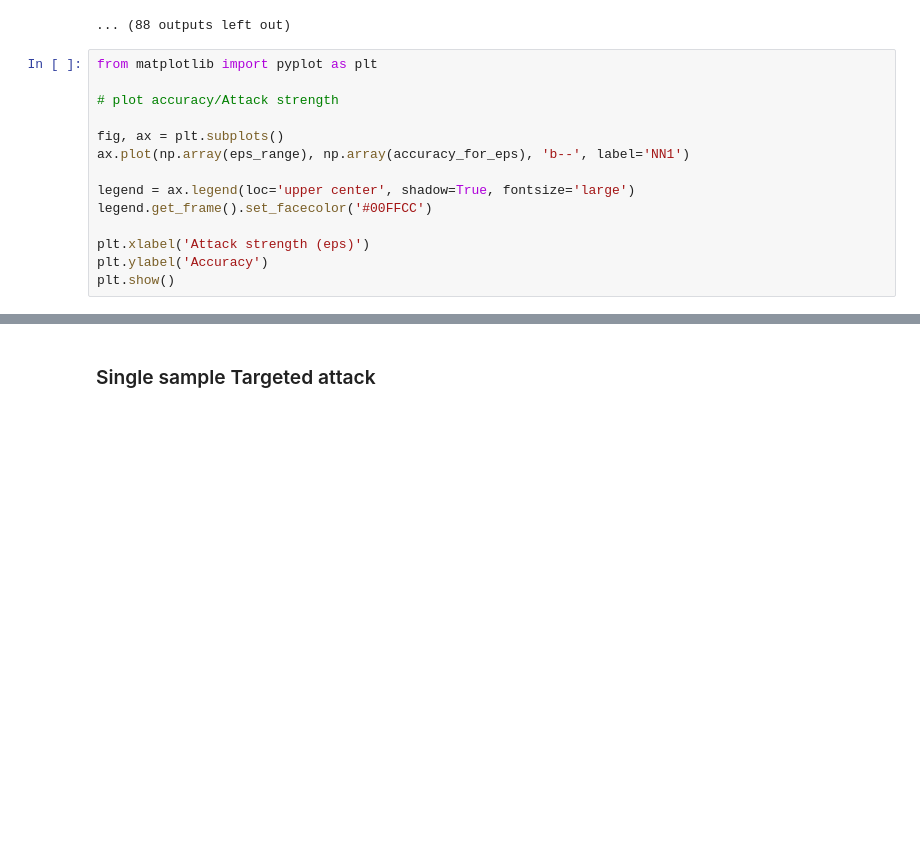
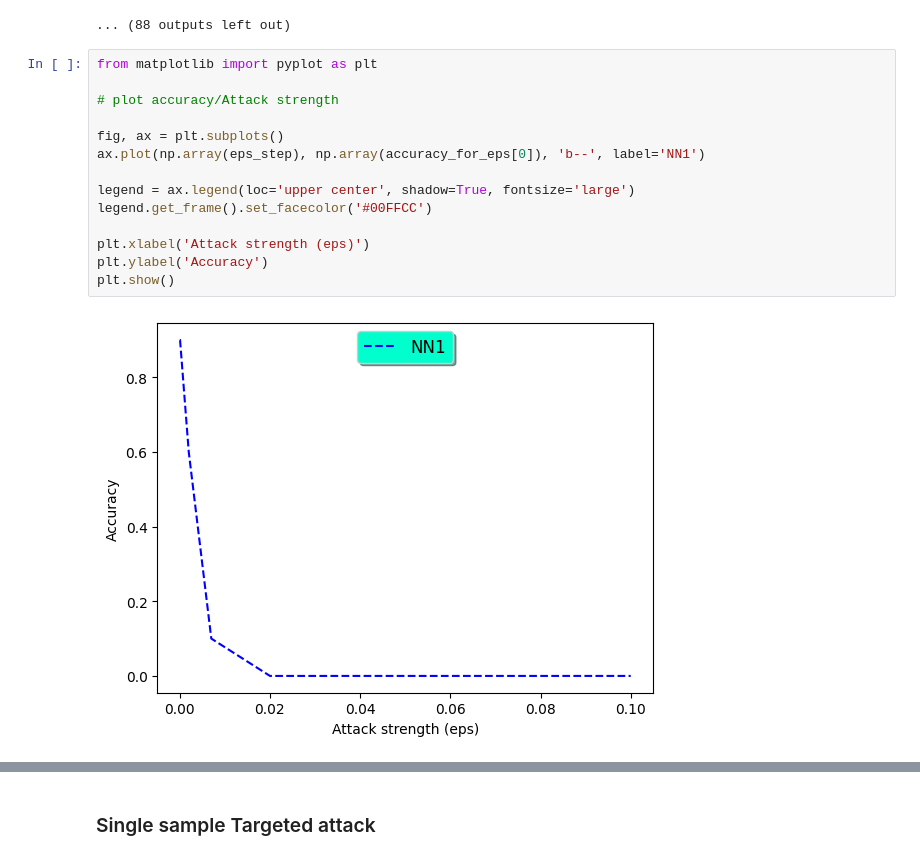
Before and after one commit to dany9999/Face_Recognition_Security, a Jupyter notebook: pgd.ipynb, the cells around one changed output, grey strips where cells are left out. Drawn from its saved outputs; the diff is of its cells as text; blank space fills up the shorter version.

```diff
--- a/pgd.ipynb
+++ b/pgd.ipynb
@@ -426,14 +426,16 @@ Accuracy attuale: 100.0%
 # %%
 from matplotlib import pyplot as plt
 
 # plot accuracy/Attack strength
 
 fig, ax = plt.subplots()
-ax.plot(np.array(eps_range), np.array(accuracy_for_eps), 'b--', label='NN1')
+ax.plot(np.array(eps_step), np.array(accuracy_for_eps[0]), 'b--', label='NN1')
 
 legend = ax.legend(loc='upper center', shadow=True, fontsize='large')
 legend.get_frame().set_facecolor('#00FFCC')
 
 plt.xlabel('Attack strength (eps)')
 plt.ylabel('Accuracy')
 plt.show()
+# %% [output]
+[figure, added]
```
Also changed, not shown: parts of 4 cells of this notebook.
